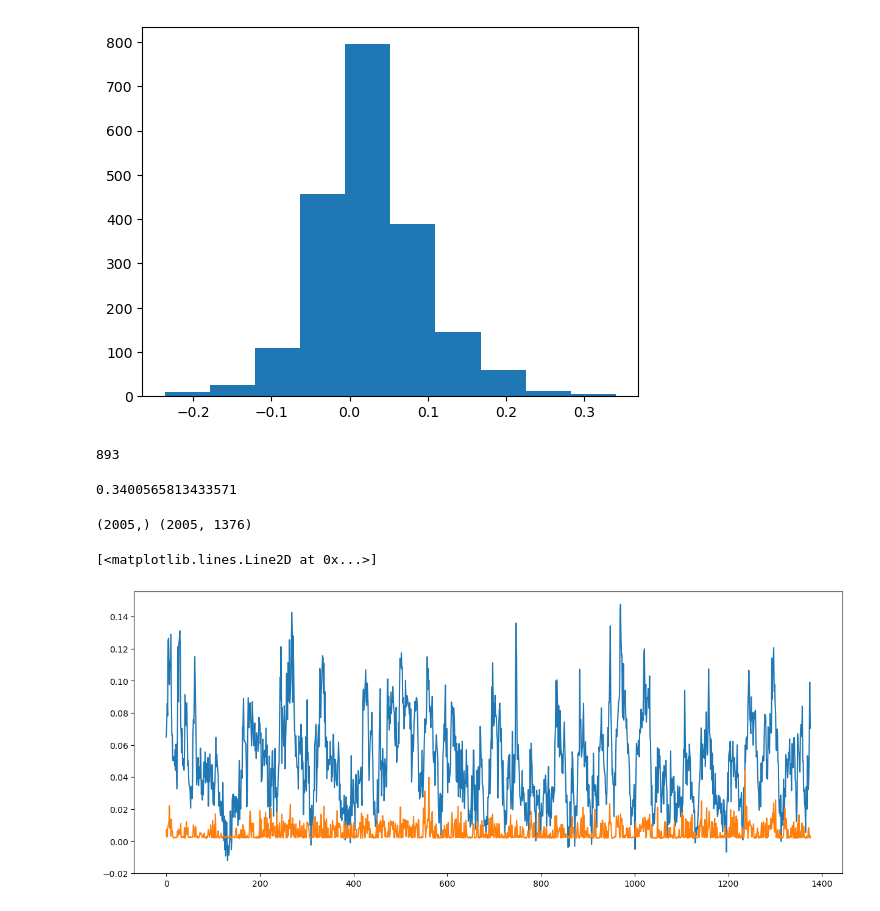
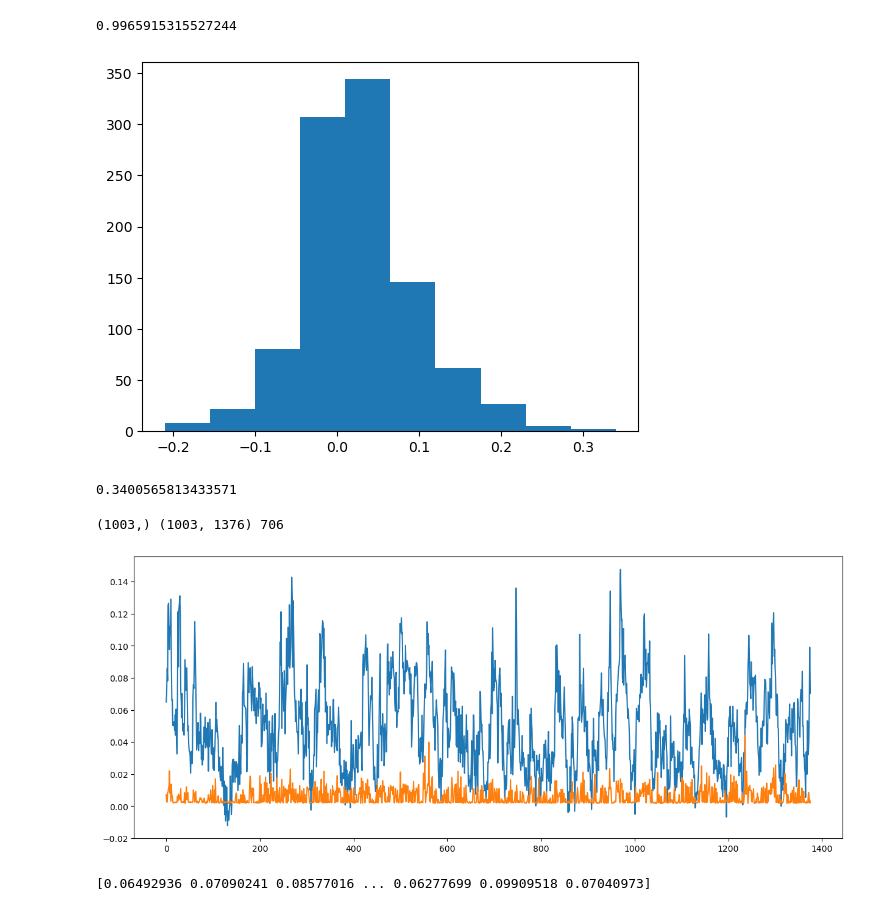
Before and after one commit to asheux/neurofish, a Jupyter notebook: MexicanZebraFish.ipynb, the cells around one changed output. Saved outputs shown, nothing was run; the diff lists cells and outputs as text; code cells hidden in the pictures.

```diff
--- a/MexicanZebraFish.ipynb
+++ b/MexicanZebraFish.ipynb
@@ -14,33 +15,35 @@ swim = data['swim']
 # %%
 import seaborn as sns
-new_dff = dff[::278//2]
-mini_corr = np.zeros(len(new_dff))
+new_dff = dff[::278]
+max_corr = np.zeros(len(new_dff))
+p_values = []
 for i in range(len(new_dff)):
     Dff = new_dff.to_numpy()
     statistic, p_value = correlation(Dff[i,:], swim)
-    mini_corr[i] = statistic
+    p_values.append(p_value)
+    max_corr[i] = statistic
 
-
-plt.hist(mini_corr)
+print(max(p_values))
+plt.hist(max_corr)
 plt.show()
 # %% [output]
+0.9965915315527244
-[figure, old version]
+[figure, new version]
 # %%
-np.argmin(mini_corr)
+maxcorr_index = np.argmax(max_corr)
+max_corr[maxcorr_index]
 # %% [output]
-893
+0.3400565813433571
-# %%
-mini_corr[1412]
-# %% [output]
-0.3400565813433571
 # %%
-print(mini_corr.shape, new_dff.shape)
+print(max_corr.shape, new_dff.shape, maxcorr_index)
 # %% [output]
-(2005,) (2005, 1376)
+(1003,) (1003, 1376) 706
 # %%
 plt.figure(figsize=(15,6))
-plt.plot(new_dff.to_numpy()[1412,:])
+plt.plot(new_dff.to_numpy()[maxcorr_index,:])
 plt.plot(swim)
+plt.show()
+print(new_dff.to_numpy()[maxcorr_index,:])
 # %% [output]
+[figure]
-[<matplotlib.lines.Line2D at 0x...>]
+[0.06492936 0.07090241 0.08577016 ... 0.06277699 0.09909518 0.07040973]
-[figure]
```
Also changed, not shown: parts of 19 cells of this notebook.
